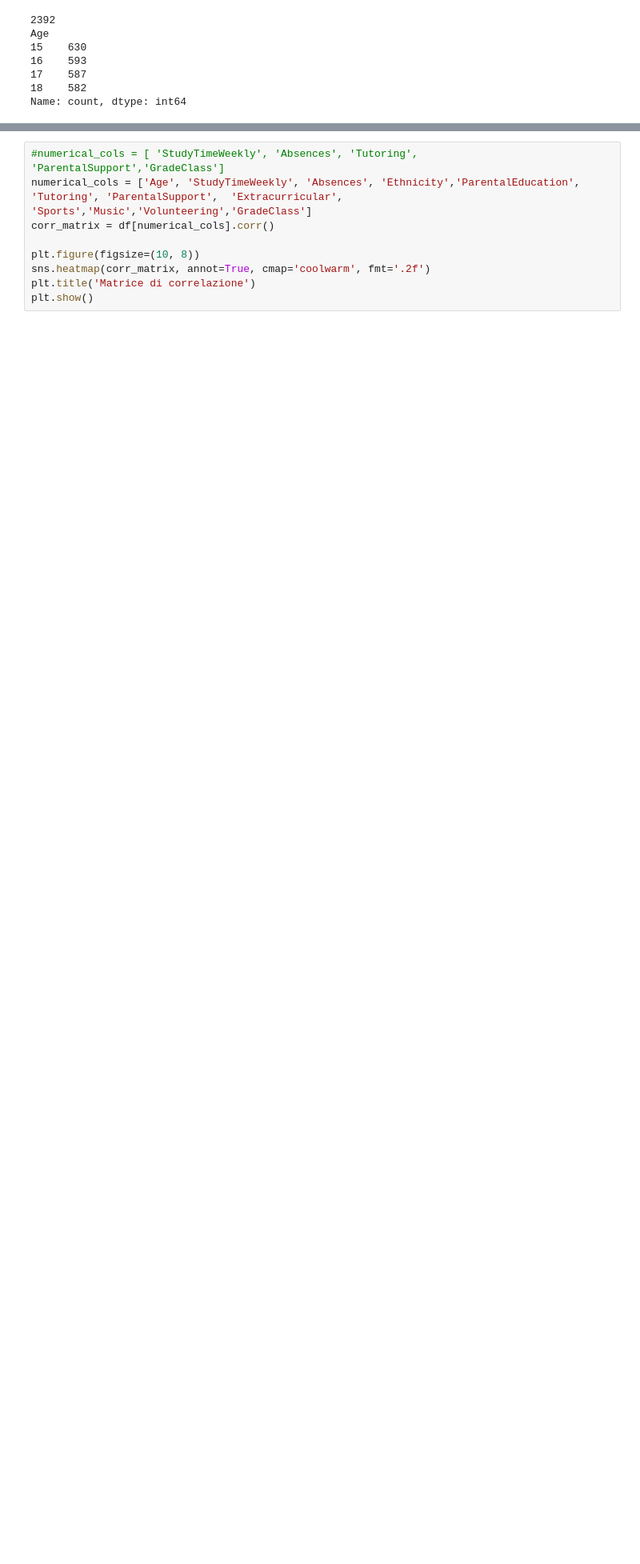
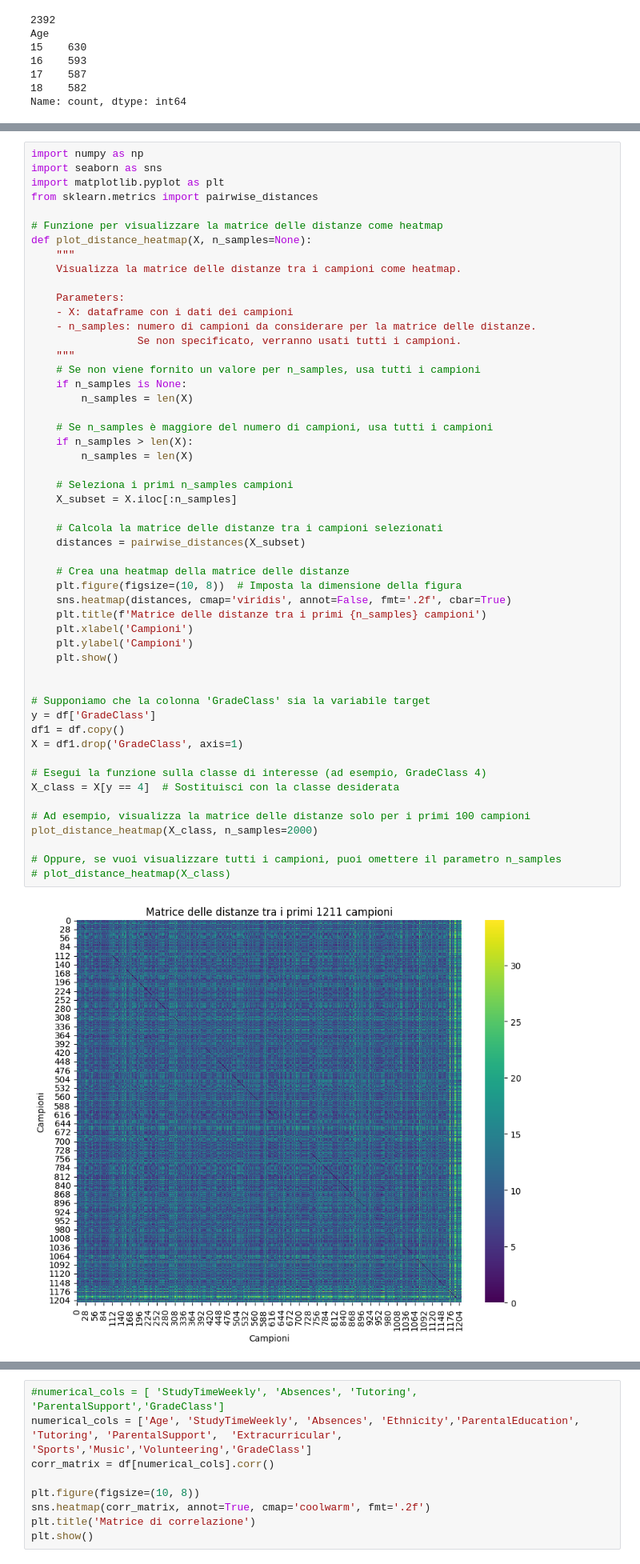
Before and after one commit to Giansimone-Coccia/Student_Performance_Analysis, a Jupyter notebook: dataset_ETL.ipynb, the cells around one changed output, grey strips where cells are left out. Shown at 80% size. Cells and saved outputs as stored; diff of their text form; blank space fills up the shorter version.

```diff
--- a/dataset_ETL.ipynb
+++ b/dataset_ETL.ipynb
@@ -146,0 +157,54 @@ Passing `palette` without assigning `hue` is deprecated and will be removed in v
+# %%
+import numpy as np
+import seaborn as sns
+import matplotlib.pyplot as plt
+from sklearn.metrics import pairwise_distances
+
+# Funzione per visualizzare la matrice delle distanze come heatmap
+def plot_distance_heatmap(X, n_samples=None):
+    """
+    Visualizza la matrice delle distanze tra i campioni come heatmap.
+
+    Parameters:
+    - X: dataframe con i dati dei campioni
+    - n_samples: numero di campioni da considerare per la matrice delle distanze.
+                 Se non specificato, verranno usati tutti i campioni.
+    """
+    # Se non viene fornito un valore per n_samples, usa tutti i campioni
+    if n_samples is None:
+        n_samples = len(X)
+
+    # Se n_samples è maggiore del numero di campioni, usa tutti i campioni
+    if n_samples > len(X):
+        n_samples = len(X)
+
+    # Seleziona i primi n_samples campioni
+    X_subset = X.iloc[:n_samples]
+
+    # Calcola la matrice delle distanze tra i campioni selezionati
+    distances = pairwise_distances(X_subset)
+
+    # Crea una heatmap della matrice delle distanze
+    plt.figure(figsize=(10, 8))  # Imposta la dimensione della figura
+    sns.heatmap(distances, cmap='viridis', annot=False, fmt='.2f', cbar=True)
+    plt.title(f'Matrice delle distanze tra i primi {n_samples} campioni')
+    plt.xlabel('Campioni')
+    plt.ylabel('Campioni')
+    plt.show()
+
+
+# Supponiamo che la colonna 'GradeClass' sia la variabile target
+y = df['GradeClass']
+df1 = df.copy()
+X = df1.drop('GradeClass', axis=1)
+
+# Esegui la funzione sulla classe di interesse (ad esempio, GradeClass 4)
+X_class = X[y == 4]  # Sostituisci con la classe desiderata
+
+# Ad esempio, visualizza la matrice delle distanze solo per i primi 100 campioni
+plot_distance_heatmap(X_class, n_samples=2000)
+
+# Oppure, se vuoi visualizzare tutti i campioni, puoi omettere il parametro n_samples
+# plot_distance_heatmap(X_class)
+# %% [output]
+[figure, added]
```
Also changed, not shown: parts of 12 cells of this notebook.
